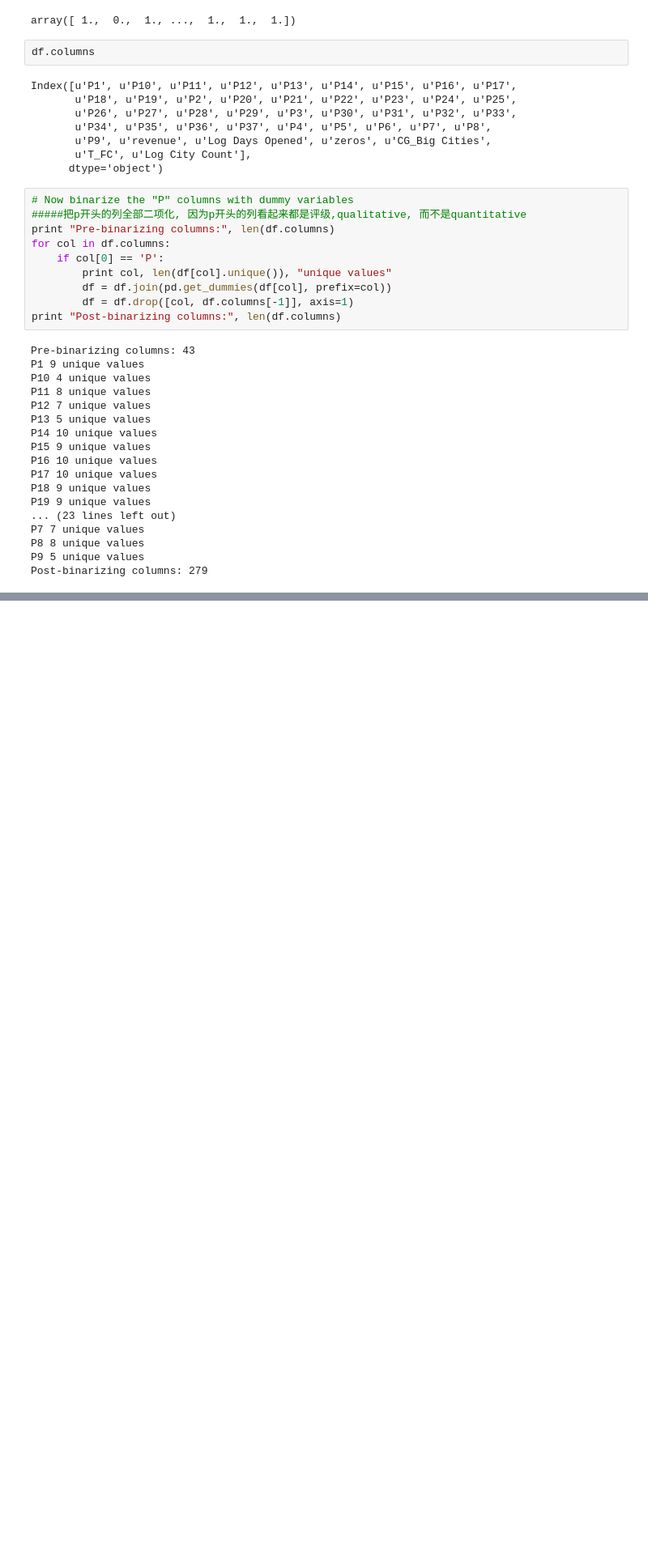
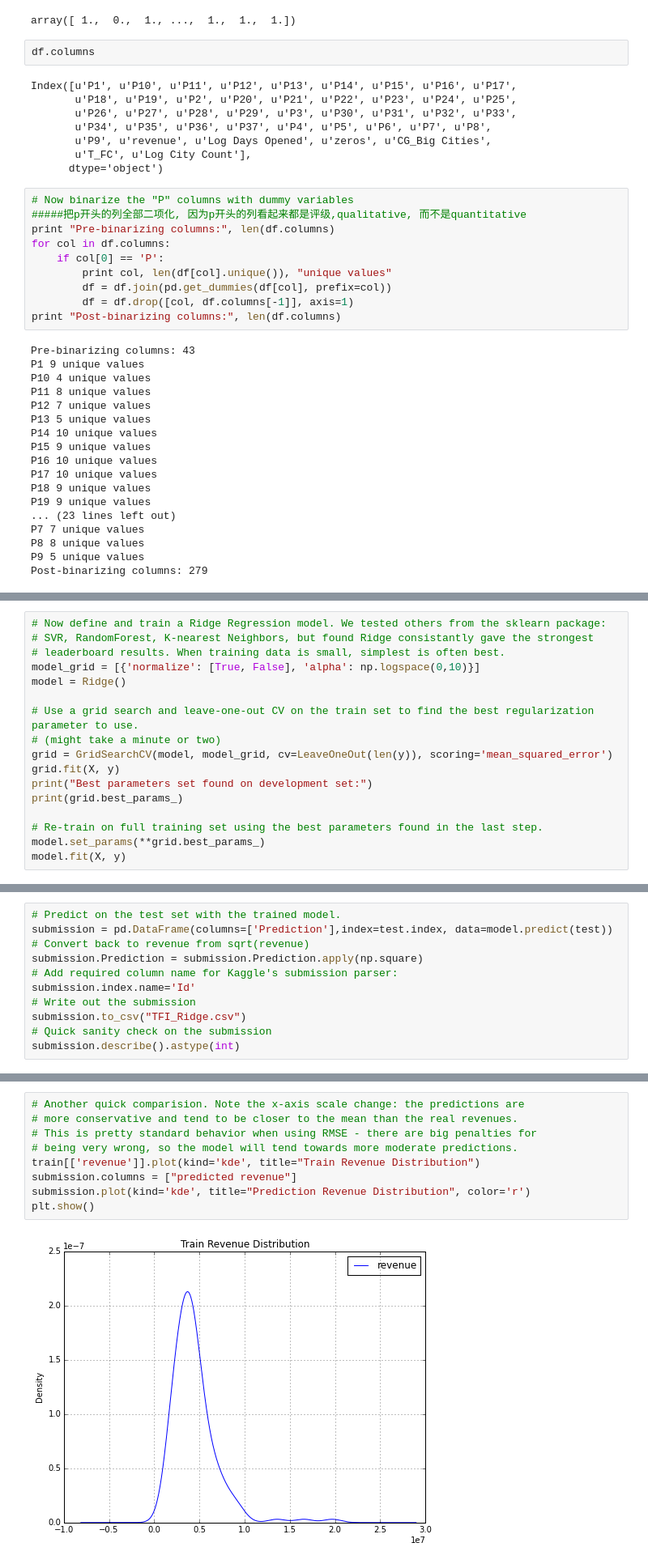
Before and after one commit to xign/Learn_Python, a Jupyter notebook: kaggle/TFI/myselftrain.ipynb, the cells around one changed output, grey strips where cells are left out. Shown at 81% size. Cells and saved outputs as stored; diff of their text form; blank space fills up the shorter version.

```diff
--- a/kaggle/TFI/myselftrain.ipynb
+++ b/kaggle/TFI/myselftrain.ipynb
@@ -293,0 +324,17 @@ df.describe()
+# %%
+# Now define and train a Ridge Regression model. We tested others from the sklearn package:
+# SVR, RandomForest, K-nearest Neighbors, but found Ridge consistantly gave the strongest
+# leaderboard results. When training data is small, simplest is often best.
+model_grid = [{'normalize': [True, False], 'alpha': np.logspace(0,10)}]
+model = Ridge()
+
+# Use a grid search and leave-one-out CV on the train set to find the best regularization parameter to use.
+# (might take a minute or two)
+grid = GridSearchCV(model, model_grid, cv=LeaveOneOut(len(y)), scoring='mean_squared_error')
+grid.fit(X, y)
+print("Best parameters set found on development set:")
+print(grid.best_params_)
+
+# Re-train on full training set using the best parameters found in the last step.
+model.set_params(**grid.best_params_)
+model.fit(X, y)
@@ -293,0 +346,11 @@ df.describe()
+# %%
+# Predict on the test set with the trained model.
+submission = pd.DataFrame(columns=['Prediction'],index=test.index, data=model.predict(test))
+# Convert back to revenue from sqrt(revenue)
+submission.Prediction = submission.Prediction.apply(np.square)
+# Add required column name for Kaggle's submission parser:
+submission.index.name='Id'
+# Write out the submission
+submission.to_csv("TFI_Ridge.csv")
+# Quick sanity check on the submission
+submission.describe().astype(int)
@@ -293,0 +380,11 @@ df.describe()
+# %%
+# Another quick comparision. Note the x-axis scale change: the predictions are
+# more conservative and tend to be closer to the mean than the real revenues.
+# This is pretty standard behavior when using RMSE - there are big penalties for
+# being very wrong, so the model will tend towards more moderate predictions.
+train[['revenue']].plot(kind='kde', title="Train Revenue Distribution")
+submission.columns = ["predicted revenue"]
+submission.plot(kind='kde', title="Prediction Revenue Distribution", color='r')
+plt.show()
+# %% [output]
+[figure, added]
```
Also changed, not shown: parts of 7 cells of this notebook, 1 other file.
